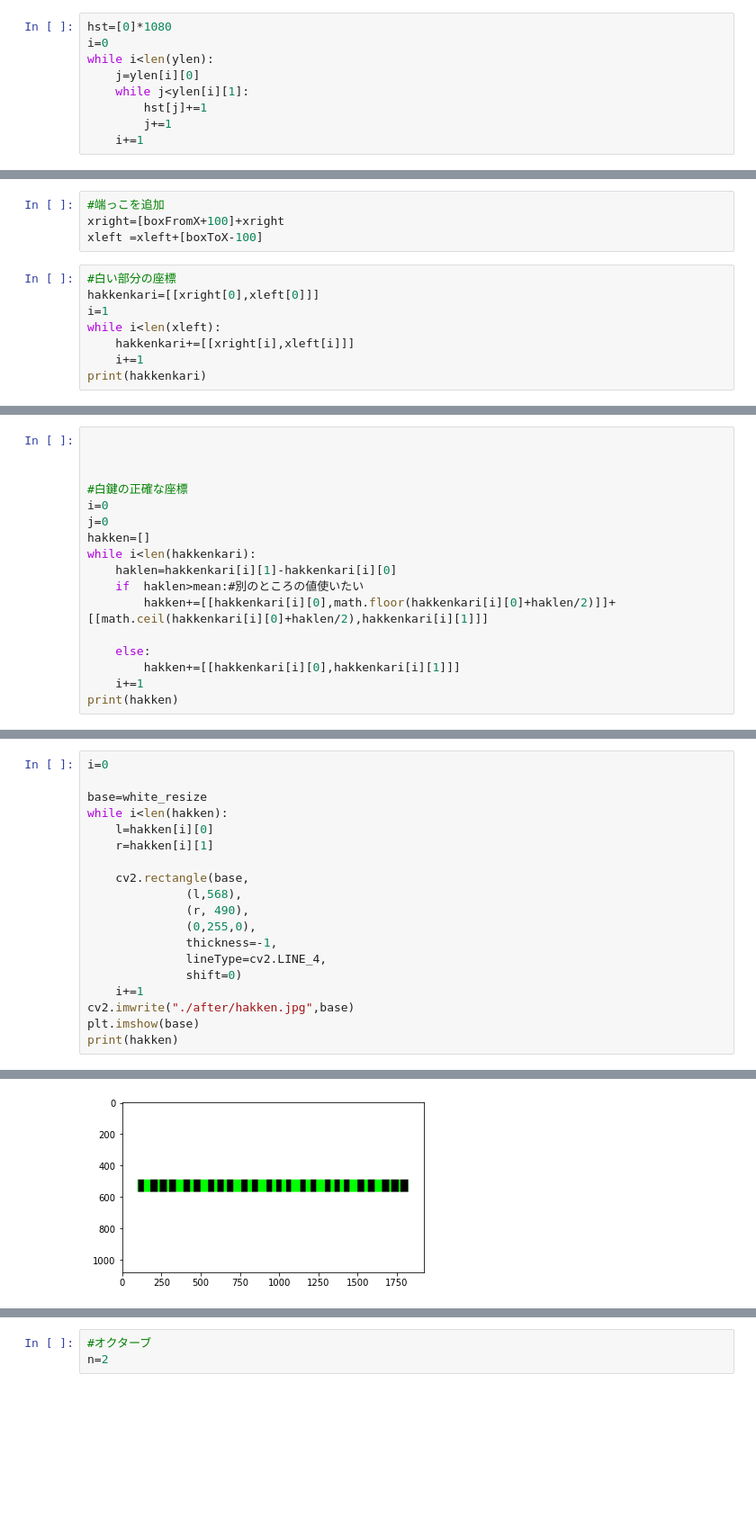
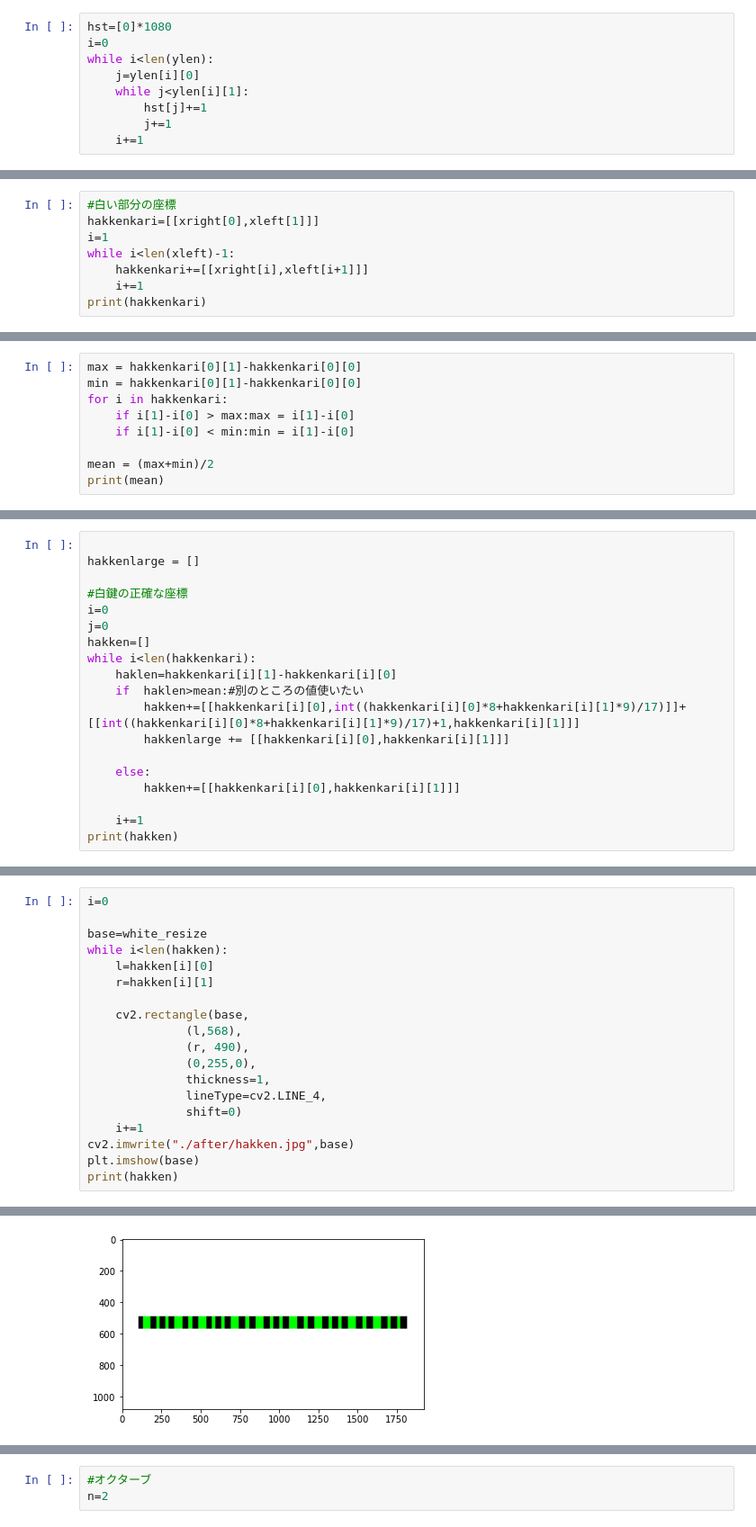
Before and after one commit to rasseimu/kakenkeyboard, a Jupyter notebook: keyboard/next.ipynb, the cells around one changed output, grey strips where cells are left out. Shown at 90% size. Saved outputs shown, nothing was run; the diff lists cells and outputs as text; blank space fills up the shorter version.

```diff
--- a/keyboard/next.ipynb
+++ b/keyboard/next.ipynb
@@ -295,13 +328,9 @@ plt.imshow(base)
-# %%
-#端っこを追加
-xright=[boxFromX+100]+xright
-xleft =xleft+[boxToX-100]
 # %%
 #白い部分の座標
-hakkenkari=[[xright[0],xleft[0]]]
+hakkenkari=[[xright[0],xleft[1]]]
 i=1
-while i<len(xleft):
-    hakkenkari+=[[xright[i],xleft[i]]]
+while i<len(xleft)-1:
+    hakkenkari+=[[xright[i],xleft[i+1]]]
     i+=1
 print(hakkenkari)
 # %% [output]
@@ -310,0 +344,9 @@ mean=st.mean(xleft)-st.mean(xright)
+# %%
+max = hakkenkari[0][1]-hakkenkari[0][0]
+min = hakkenkari[0][1]-hakkenkari[0][0]
+for i in hakkenkari:
+    if i[1]-i[0] > max:max = i[1]-i[0]
+    if i[1]-i[0] < min:min = i[1]-i[0]
+
+mean = (max+min)/2
+print(mean)
@@ -311,6 +355,6 @@ mean=st.mean(xleft)-st.mean(xright)
 # %%
 
-
+hakkenlarge = []
 
 #白鍵の正確な座標
 i=0
@@ -319,10 +363,12 @@ hakken=[]
 while i<len(hakkenkari):
     haklen=hakkenkari[i][1]-hakkenkari[i][0]
     if  haklen>mean:#別のところの値使いたい
-        hakken+=[[hakkenkari[i][0],math.floor(hakkenkari[i][0]+haklen/2)]]+[[math.ceil(hakkenkari[i][0]+haklen/2),hakkenkari[i][1]]]
+        hakken+=[[hakkenkari[i][0],int((hakkenkari[i][0]*8+hakkenkari[i][1]*9)/17)]]+[[int((hakkenkari[i][0]*8+hakkenkari[i][1]*9)/17)+1,hakkenkari[i][1]]]
+        hakkenlarge += [[hakkenkari[i][0],hakkenkari[i][1]]]
 
     else:
         hakken+=[[hakkenkari[i][0],hakkenkari[i][1]]]
+
     i+=1
 print(hakken)
 # %% [output]
@@ -339,7 +385,7 @@ while i<len(hakken):
               (l,568),
               (r, 490),
               (0,255,0),
-              thickness=-1,
+              thickness=1,
               lineType=cv2.LINE_4,
               shift=0)
     i+=1
@@ -351,4 +397,4 @@ print(hakken)
-[figure, old version]
+[figure, new version]
 # %%
 #音の高さを検出
 n=0 #右から何番目かを入力　左端は0 このプログラムだと0がシ
```
Also changed, not shown: parts of 37 cells of this notebook, 1 other file.
